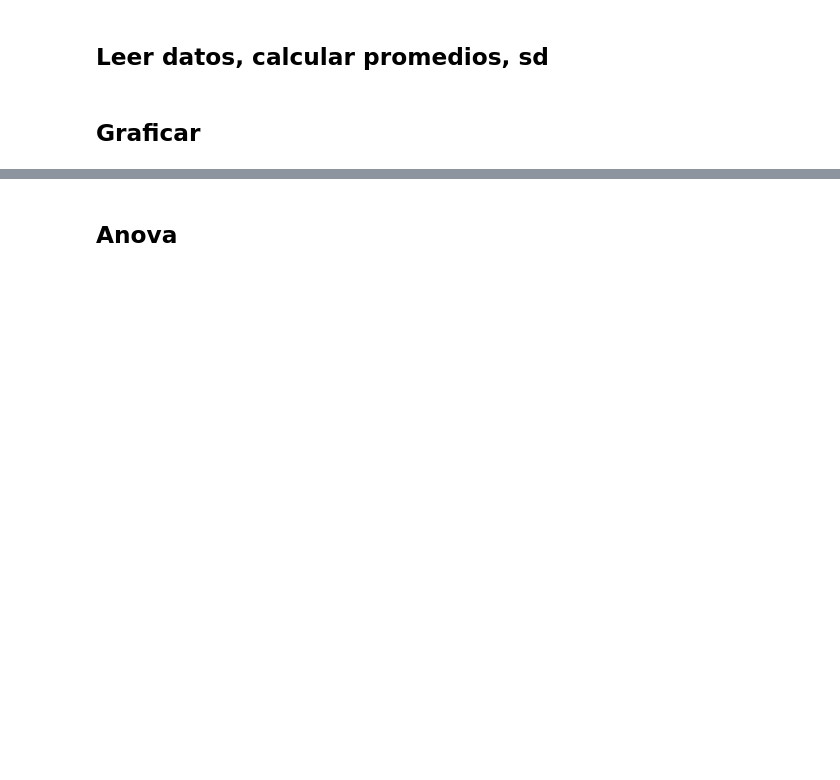
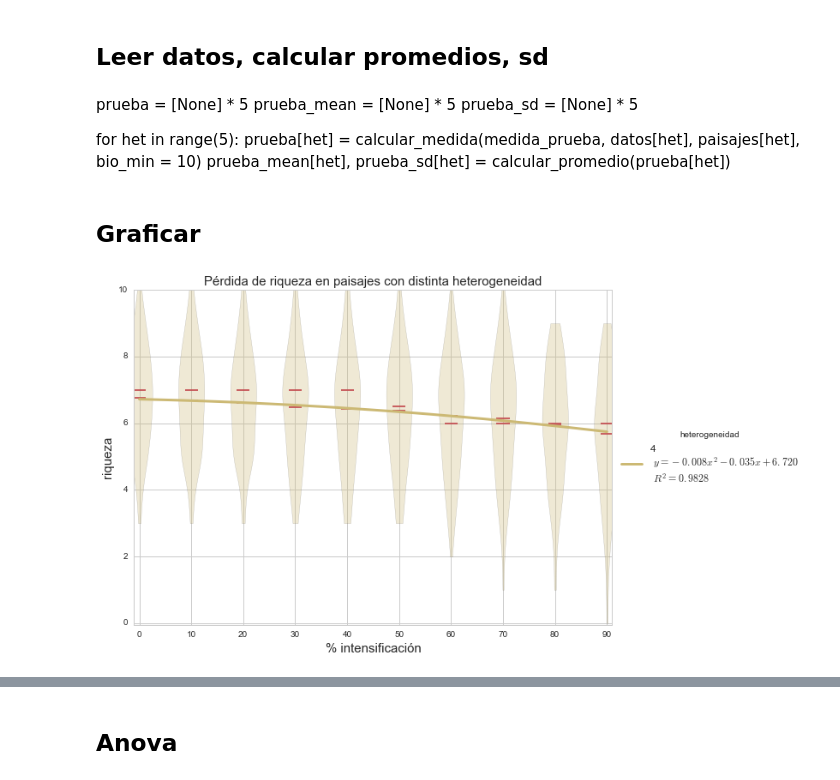
Before and after one commit to iramosp/MatrizAgroecol-gica, a Jupyter notebook: Analisis_Exp1.ipynb, the cells around one changed output, grey strips where cells are left out. Cells and saved outputs as stored; diff of their text form; code cells hidden in the pictures; blank space fills up the shorter version.

Commit message:
Análisis de medidas de sw, distribución espacial, gráficas, anova

```diff
--- a/Analisis_Exp1.ipynb
+++ b/Analisis_Exp1.ipynb
@@ -84,2 +125,10 @@ for het in range(5):
 
     biomasas_mean[het], biomasas_sd[het] = calcular_promedio(biomasas[het])
+# %% [markdown]
+prueba = [None] * 5
+prueba_mean = [None] * 5
+prueba_sd = [None] * 5
+
+for het in range(5):
+    prueba[het] = calcular_medida(medida_prueba, datos[het], paisajes[het], bio_min = 10)
+    prueba_mean[het], prueba_sd[het] = calcular_promedio(prueba[het])
@@ -131,5 +187,52 @@ def graficar(medida, promedios, sd):
 
     plt.show()
+# %%
+def graficar_violin(medida, datos, promedios, sd):
+    """Graficar datos con violin plot
+    """
+    %matplotlib inline
+    #seaborn.set_palette("deep", color_codes=True)
+
+    y = [None] * 5
+    res = [None] * 5
+    p = [None] * 5
+    r2 = [None] * 5
+
+    x = np.linspace(0, 9, 100)
+    xdata = np.array(range(10))
+    xlabels = np.array(range(10)) * 10
+
+    puntos = ["o", "p", "d", "v", "s"]
+    colors = ["b", 'g', 'r', 'purple', 'y']
+
+    for het in [4]:
+        res[het] = np.polyfit(xdata, promedios[het], 2, w=sd[het])
+        p[het] = np.poly1d(res[het])
+        r2[het] = 1 - ((np.sum((p[het](range(10)) - promedios[het])**2)) / (np.sum((promedios[het] - np.mean(promedios[het]))**2)))
+
+    fig = plt.figure(figsize=(10, 7), dpi = 100)
+
+    for het in [4]:
+            y[het] = p[het](x)
+            plt.plot(x, y[het], lw = 3, color= colors[het], label='{} \n $y = {:+.3f} x^2 {:+.3f} x {:+.3f}$ \n $R^2={:.4f}$ '.format(
+                                het, float(p[het][2]), float(p[het][1]), float(p[het][0]), float(r2[het]))) #fit
+            plt.violinplot(datos[het, :, :], xdata, showmedians=True, showextrema=False, showmeans=True) #data points
+
+    plt.ylim(-0.05)
+    plt.xlim(-0.1, 9.1)
+    plt.xticks(xdata, xlabels)
+    plt.xlabel("% intensificación", size = 15)
+    plt.ylabel(medida, size = 15)
+    #plt.yscale("log")
+    plt.title("Pérdida de {} en paisajes con distinta heterogeneidad".format(medida), size = 15)
+
+    plt.legend(loc='center left', fontsize = "large", title="heterogeneidad", bbox_to_anchor=(1, 0.5))
+
+    plt.show()
+# %%
+graficar_violin('riqueza', np.array(riquezas), riquezas_mean, riquezas_sd)
+# %% [output]
+[figure, added]
 # %%
 graficar('riqueza', riquezas_mean, riquezas_sd)
 # %% [output]
```
Also changed, not shown: parts of 29 cells of this notebook.
